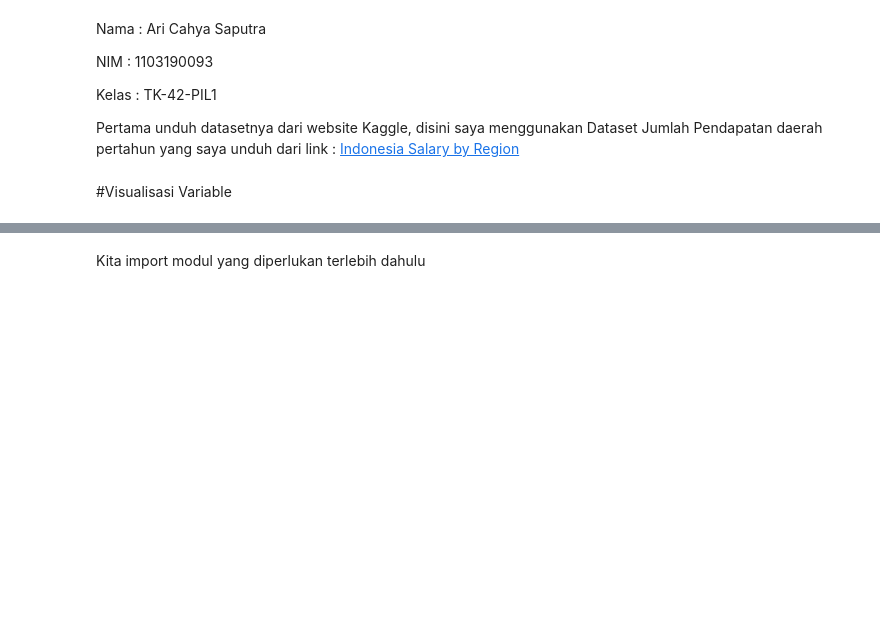
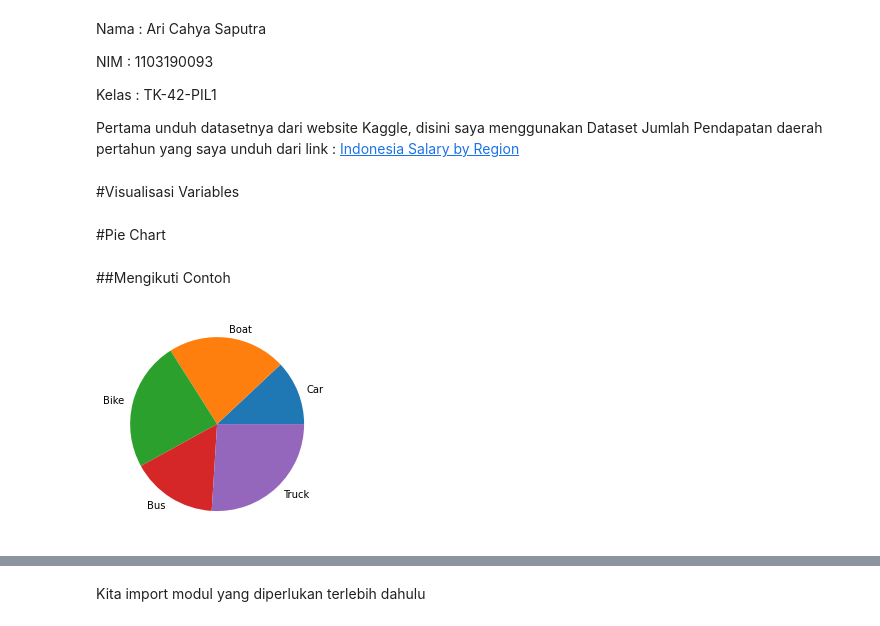
Before and after one commit to aricahyasaputra/data-sains-course-assigment-, a Jupyter notebook: Week 4/Tugas_4_Data_Sains.ipynb, the cells around one changed output, grey strips where cells are left out. Cells and saved outputs as stored; diff of their text form; code cells hidden in the pictures; blank space fills up the shorter version.

```diff
--- a/Week 4/Tugas_4_Data_Sains.ipynb
+++ b/Week 4/Tugas_4_Data_Sains.ipynb
@@ -9,4 +9,19 @@ Kelas : TK-42-PIL1
 
 Pertama unduh datasetnya dari website Kaggle, disini saya menggunakan Dataset Jumlah Pendapatan daerah pertahun yang saya unduh dari link :  [Indonesia Salary by Region](https://www.kaggle.com/linkgish/indonesian-salary-by-region-19972022)
 # %% [markdown]
-#Visualisasi Variable
+#Visualisasi Variables
+# %% [markdown]
+#Pie Chart
+# %% [markdown]
+##Mengikuti Contoh
+# %%
+# visualisasi pie chart
+vehicles = ('Car', 'Boat', 'Bike', 'Bus', 'Truck')
+votes = (6, 11, 12, 8, 13)
+plt.pie(
+    votes,
+    labels=vehicles,
+)
+plt.show()
+# %% [output]
+[figure, added]
```
Also changed, not shown: parts of 2 cells of this notebook.
